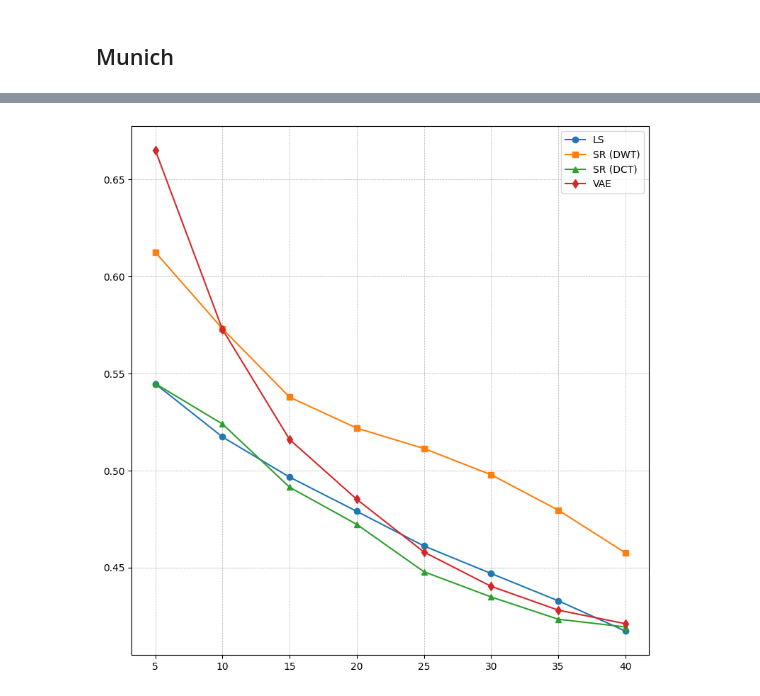
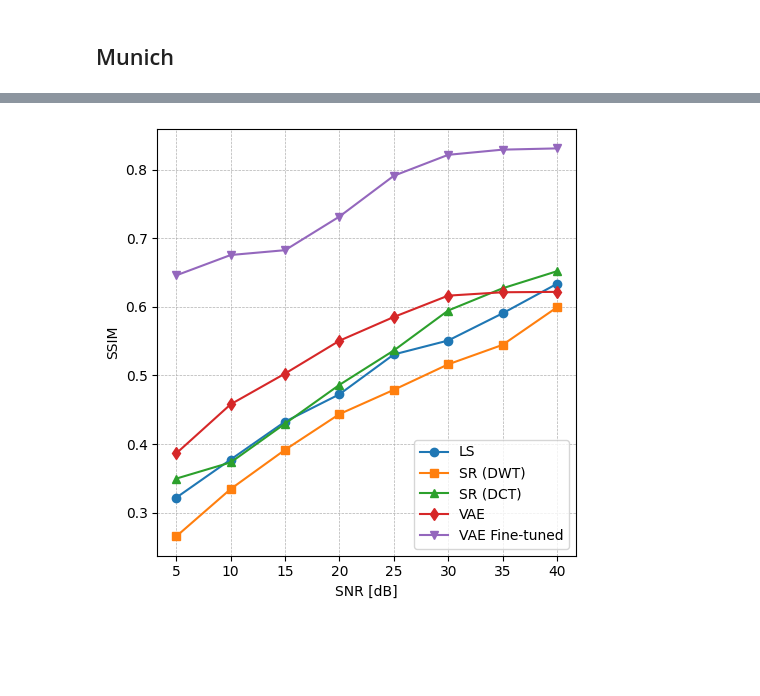
Before and after one commit to tum-esm/inventory-embeddings, a Jupyter notebook: notebooks/experiments/plot_experiments.ipynb, the cells around one changed output, grey strips where cells are left out. Saved outputs shown, nothing was run; the diff lists cells and outputs as text; code cells hidden in the pictures; blank space fills up the shorter version.

```diff
--- a/notebooks/experiments/plot_experiments.ipynb
+++ b/notebooks/experiments/plot_experiments.ipynb
@@ -195,3 +195,6 @@ bp_dwt = polars.read_csv(experiment_path.path / city / "dwt.csv")
 bp_dct = polars.read_csv(experiment_path.path / city / "dct.csv")
 gen_2048 =  polars.read_csv(experiment_path.path / city / "2048.csv")
 gen_2048_munich = polars.read_csv(experiment_path.path / city / "2048_munich.csv")
+# %%
+gaussian_plume_snr_plot_path = PlotPaths.PLOTS / "snr_plots"
+gaussian_plume_snr_plot_path.mkdir(exist_ok=True, parents=True)
@@ -198,16 +220,19 @@ gen_2048_munich = polars.read_csv(experiment_path.path / city / "2048_munich.csv
 # %%
-_, axs = plt.subplots(1, 1, figsize=(8, 8))
+_, axs = plt.subplots(1, 1, figsize=(5, 5))
 
-axs.plot(least_squares["snr_db"], least_squares["relative_error"], label="LS", marker="o")
-axs.plot(bp_dwt["snr_db"], bp_dwt["relative_error"], label="SR (DWT)", marker="s")
-axs.plot(bp_dct["snr_db"], bp_dct["relative_error"], label="SR (DCT)", marker="^")
-axs.plot(gen_2048["snr_db"], gen_2048["relative_error"], label="VAE", marker="d")
-#axs.plot(gen_2048_munich["snr_db"], gen_2048_munich["relative_error"], label="VAE Fine-tuned", marker="^")
+metric = "ssim"
 
-# TODO: x axis also in non dB
+axs.plot(least_squares["snr_db"], least_squares[metric], label="LS", marker="o")
+axs.plot(bp_dwt["snr_db"], bp_dwt[metric], label="SR (DWT)", marker="s")
+axs.plot(bp_dct["snr_db"], bp_dct[metric], label="SR (DCT)", marker="^")
+axs.plot(gen_2048["snr_db"], gen_2048[metric], label="VAE", marker="d")
+axs.plot(gen_2048_munich["snr_db"], gen_2048_munich[metric], label="VAE Fine-tuned", marker="v")
 
+plt.xlabel("SNR [dB]")
+plt.ylabel("SSIM")
 plt.legend(loc="best")
 plt.grid(True, which="both", ls="--", linewidth=0.5)
 plt.tight_layout()
+plt.savefig(gaussian_plume_snr_plot_path / f"{city}_{metric}.eps", format="eps")
 # %% [output]
-[figure, old version]
+[figure, new version]
```
Also changed, not shown: parts of 1 cell of this notebook, 1 other file.
